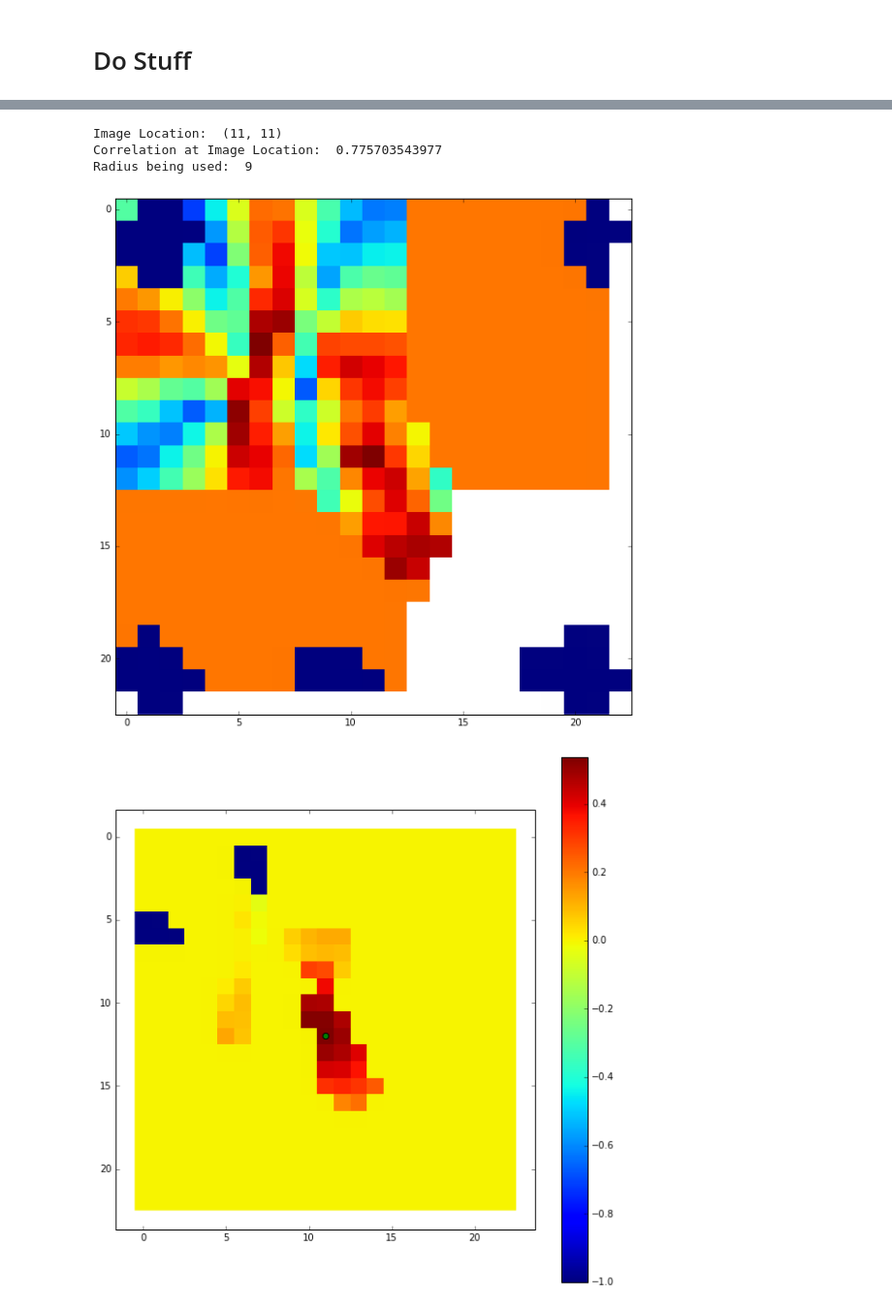
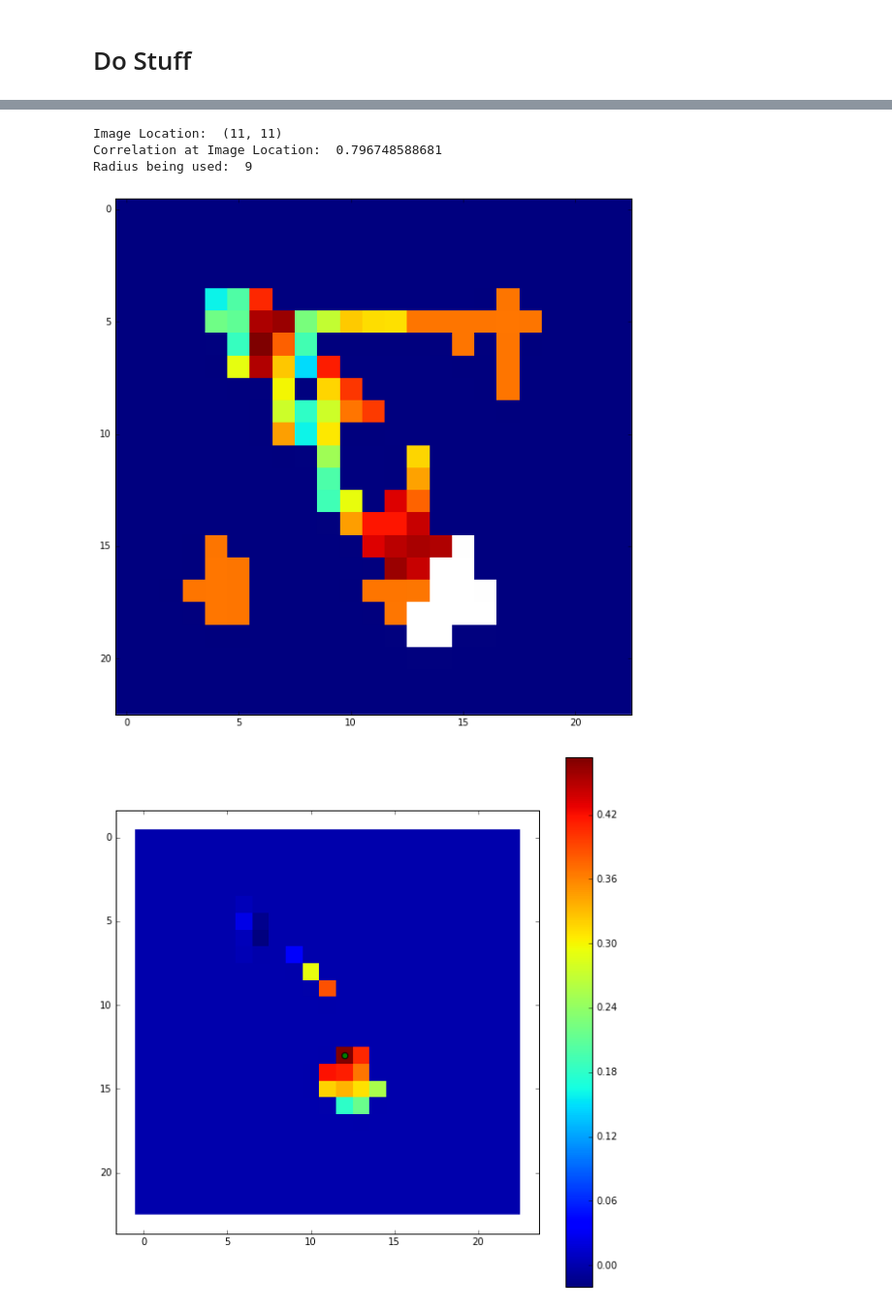
Before and after one commit to tisaconundrum2/autocnet, a Jupyter notebook: notebooks/Ciratefi.ipynb, the cells around one changed output, grey strips where cells are left out. Shown at 97% size. Drawn from its saved outputs; the diff is of its cells as text; code cells hidden in the pictures.

```diff
--- a/notebooks/Ciratefi.ipynb
+++ b/notebooks/Ciratefi.ipynb
@@ -357,7 +357,7 @@ def ciratefi(template, search_image, upsampling=1, t1=.7, t2=.7, t3=.9, use_perc
             if(y < y_window or x < x_window or cropped_search.shape < transformed_template.shape):
                 score = -1
             else:
-                y_shift, x_shift, score = pattern_match(transformed_template, cropped_search, upsampling=upsampling, func=cv2.TM_CCORR_NORMED)
+                #y_shift, x_shift, score = pattern_match(transformed_template, cropped_search, upsampling=upsampling, func=cv2.TM_CCORR_NORMED)
                 score = corr_normed(transformed_template.flatten(), cropped_search.flatten())
             if(score > max_coeff):
                 max_coeff = score
@@ -417,7 +417,7 @@ for i, (idx, row) in enumerate(matches.iterrows()):
     imshow(d_search, cmap='Greys')
     show()
 
-    ciratefi(s_template, d_search, upsampling=1, alpha=math.pi/2, t1=.7, t2=.8, radii=list(range(1,12)))
+    ciratefi(s_template, d_search, upsampling=16, alpha=math.pi/2, t1=.85, t2=.8, radii=list(range(1,11)))
     break
 # %% [output]
 [figure]
@@ -426,6 +426,6 @@ for i, (idx, row) in enumerate(matches.iterrows()):
 Image Location:  (11, 11)
-Correlation at Image Location:  0.775703543977
+Correlation at Image Location:  0.796748588681
 Radius being used:  9
-[figure, old version]
+[figure, new version]
-[figure, old version]
+[figure, new version]
 Correlation at Image Location:
```
Also changed, not shown: parts of 1 cell of this notebook.
